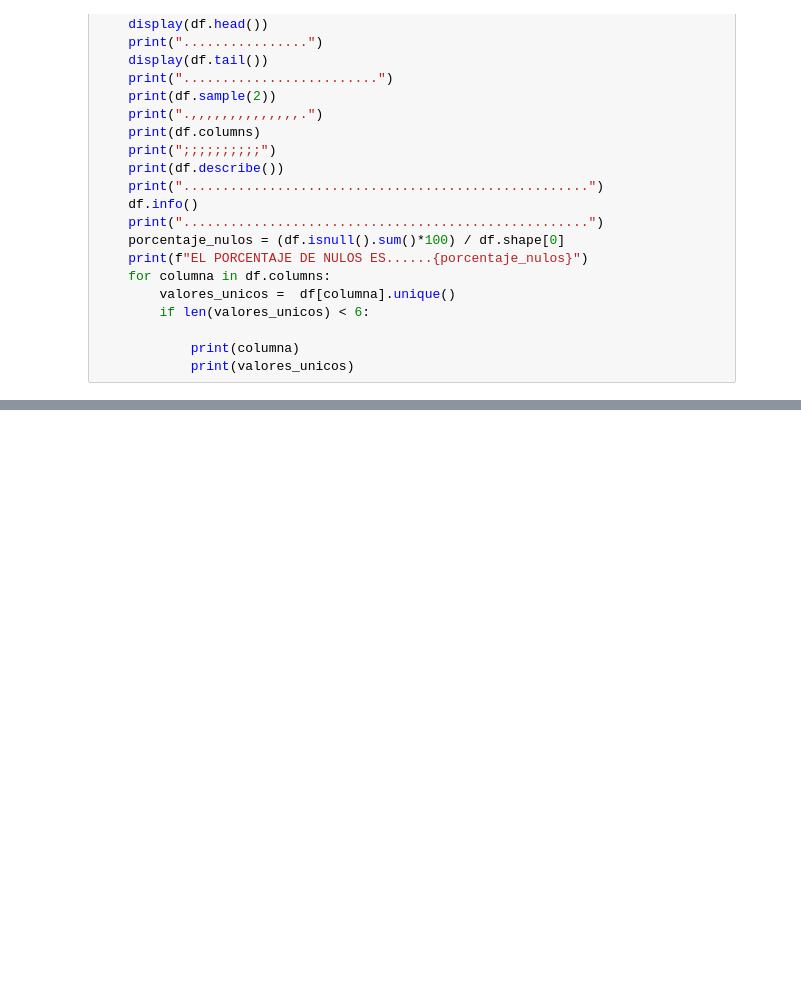
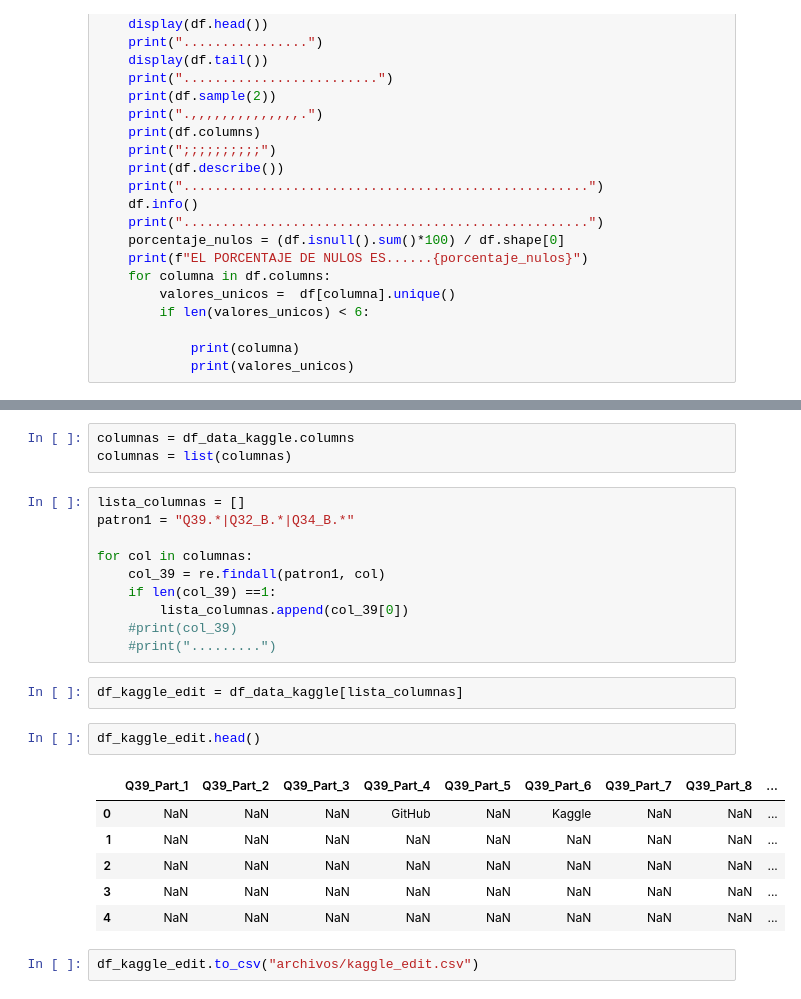
Before and after one commit to Adalab/project-da-promo-d-modulo-2-team-4, a Jupyter notebook: exploracion_kaggle.ipynb, the cells around one changed output, grey strips where cells are left out. Saved outputs shown, nothing was run; the diff lists cells and outputs as text; blank space fills up the shorter version.

Commit message:
seleccionadas columnas en xml y kaggle

```diff
--- a/exploracion_kaggle.ipynb
+++ b/exploracion_kaggle.ipynb
@@ -72,3 +69,29 @@ Q38_B_Part_11
 [nan 'None']
 Q38_B_OTHER
 [nan 'Other']
+# %%
+columnas = df_data_kaggle.columns
+columnas = list(columnas)
+# %%
+lista_columnas = []
+patron1 = "Q39.*|Q32_B.*|Q34_B.*"
+
+for col in columnas:
+    col_39 = re.findall(patron1, col)
+    if len(col_39) ==1:
+        lista_columnas.append(col_39[0])
+    #print(col_39)
+    #print(".........")
+# %%
+df_kaggle_edit = df_data_kaggle[lista_columnas]
+# %%
+df_kaggle_edit.head()
+# %% [output]
+|  | Q39_Part_1 | Q39_Part_2 | Q39_Part_3 | Q39_Part_4 | Q39_Part_5 | Q39_Part_6 | Q39_Part_7 | Q39_Part_8 | ... |
+| 0 | NaN | NaN | NaN | GitHub | NaN | Kaggle | NaN | NaN | ... |
+| 1 | NaN | NaN | NaN | NaN | NaN | NaN | NaN | NaN | ... |
+| 2 | NaN | NaN | NaN | NaN | NaN | NaN | NaN | NaN | ... |
+| 3 | NaN | NaN | NaN | NaN | NaN | NaN | NaN | NaN | ... |
+| 4 | NaN | NaN | NaN | NaN | NaN | NaN | NaN | NaN | ... |
+# %%
+df_kaggle_edit.to_csv("archivos/kaggle_edit.csv")
```
Also changed, not shown: parts of 4 cells of this notebook, 2 other files.
